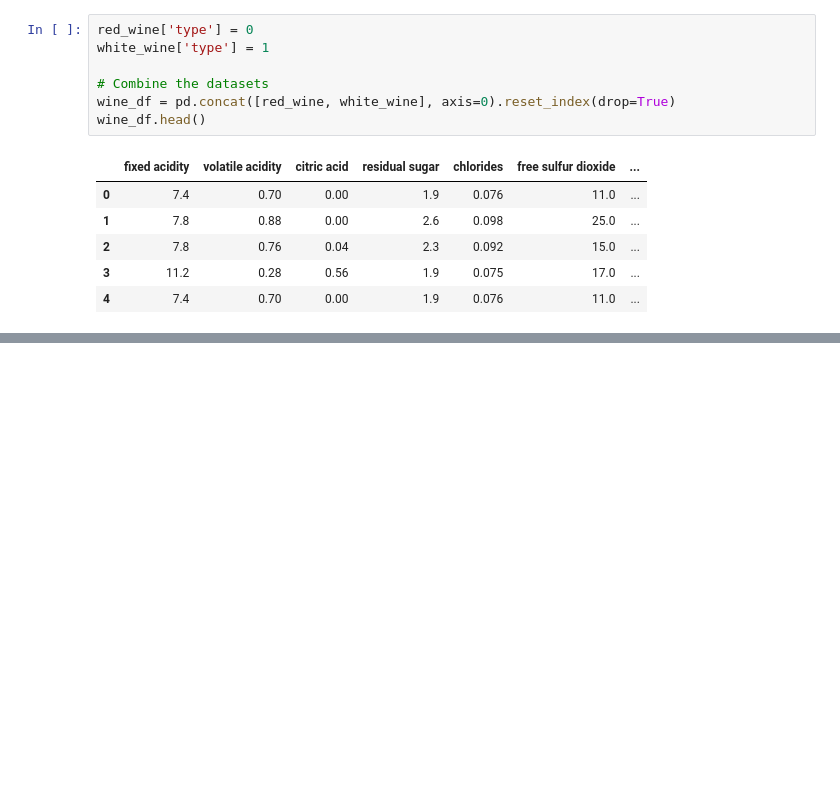
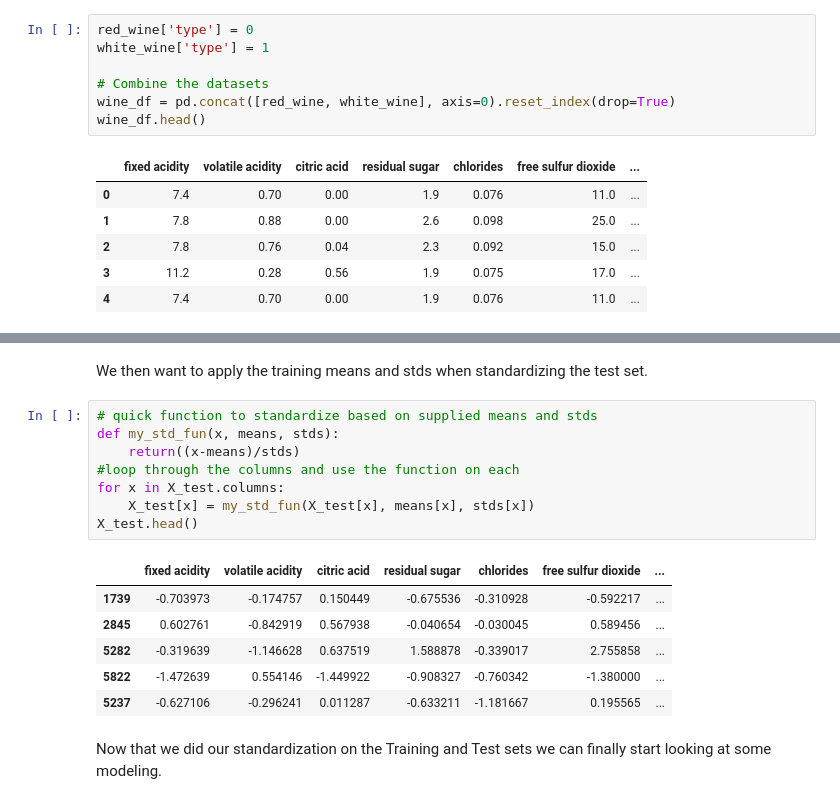
Before and after one commit to Ambaright/ST-554-Homework-7, a Jupyter notebook: Baright_ST554_Homework_7.ipynb, the cells around one changed output, grey strips where cells are left out. Saved outputs shown, nothing was run; the diff lists cells and outputs as text; blank space fills up the shorter version.

```diff
--- a/Baright_ST554_Homework_7.ipynb
+++ b/Baright_ST554_Homework_7.ipynb
@@ -73,0 +142,19 @@ wine_df.head()
+# %% [markdown]
+We then want to apply the training means and stds when standardizing the test set.
+# %%
+# quick function to standardize based on supplied means and stds
+def my_std_fun(x, means, stds):
+    return((x-means)/stds)
+#loop through the columns and use the function on each
+for x in X_test.columns:
+    X_test[x] = my_std_fun(X_test[x], means[x], stds[x])
+X_test.head()
+# %% [output]
+|  | fixed acidity | volatile acidity | citric acid | residual sugar | chlorides | free sulfur dioxide | ... |
+| 1739 | -0.703973 | -0.174757 | 0.150449 | -0.675536 | -0.310928 | -0.592217 | ... |
+| 2845 | 0.602761 | -0.842919 | 0.567938 | -0.040654 | -0.030045 | 0.589456 | ... |
+| 5282 | -0.319639 | -1.146628 | 0.637519 | 1.588878 | -0.339017 | 2.755858 | ... |
+| 5822 | -1.472639 | 0.554146 | -1.449922 | -0.908327 | -0.760342 | -1.380000 | ... |
+| 5237 | -0.627106 | -0.296241 | 0.011287 | -0.633211 | -1.181667 | 0.195565 | ... |
+# %% [markdown]
+Now that we did our standardization on the Training and Test sets we can finally start looking at some modeling.
```
Also changed, not shown: parts of 10 cells of this notebook.
